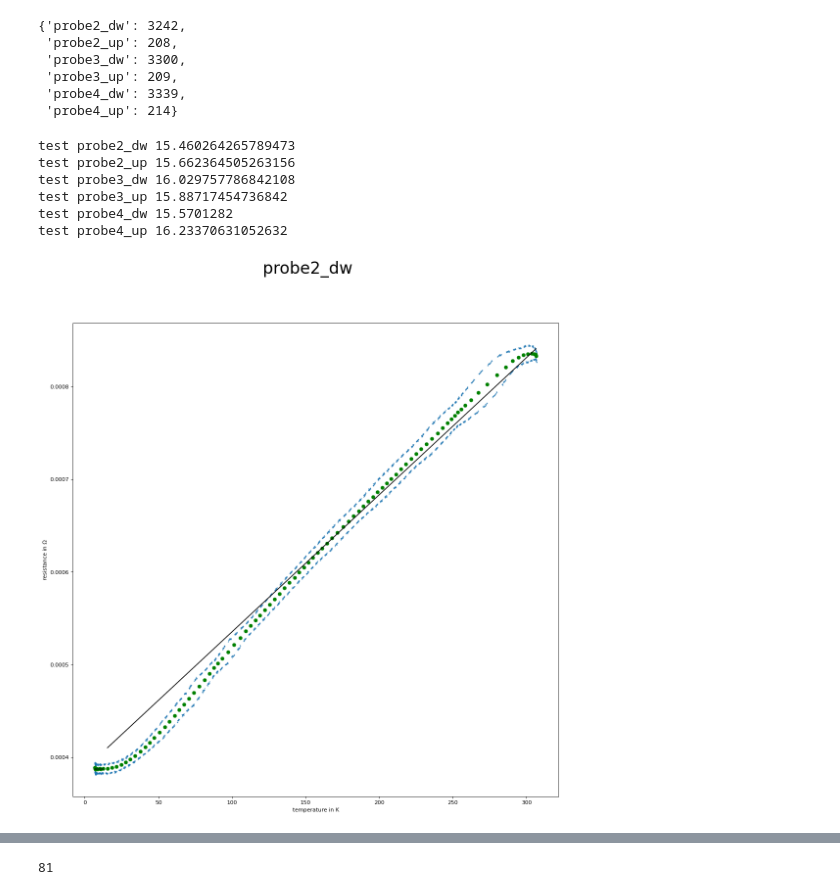
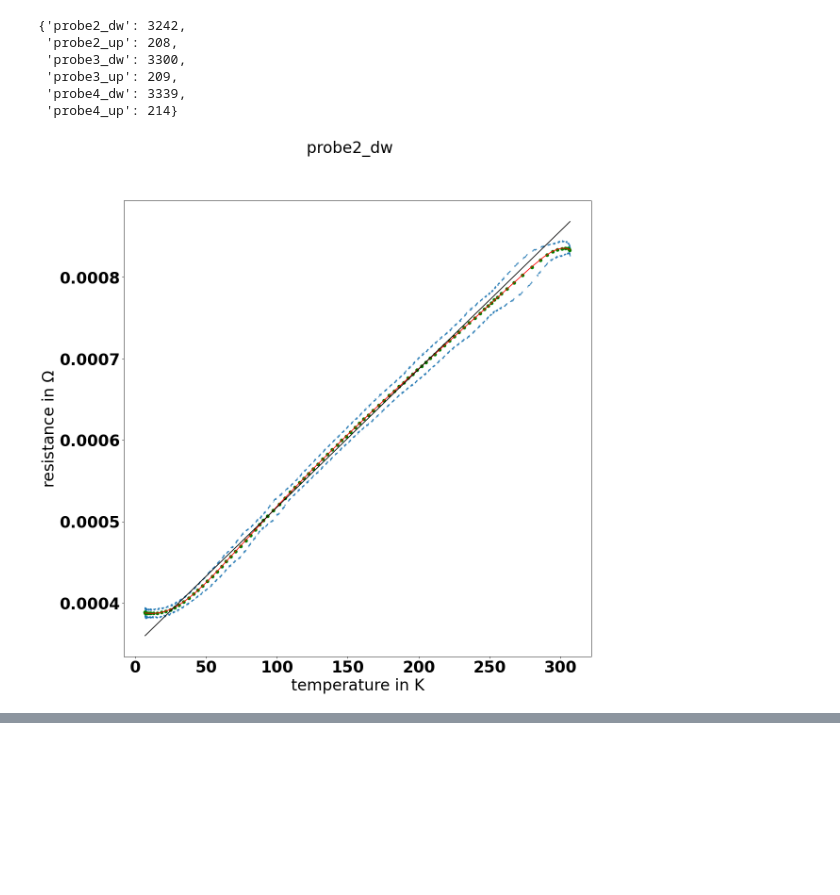
Before and after one commit to PI0nk/Praktikum-test, a Jupyter notebook: B 2.2/Messdaten/Auswertungsskripte/Widerstand.ipynb, the cells around one changed output, grey strips where cells are left out. Drawn from its saved outputs; the diff is of its cells as text; code cells hidden in the pictures; blank space fills up the shorter version.

```diff
--- a/B 2.2/Messdaten/Auswertungsskripte/Widerstand.ipynb
+++ b/B 2.2/Messdaten/Auswertungsskripte/Widerstand.ipynb
@@ -8,6 +8,11 @@ import os
 
 plt.style.use('fast')
 #plt.rc('text', usetex=True)
+font = {'family' : 'normal',
+        'weight' : 'bold',
+        'size'   : 30}
+
+plt.rc('font', **font)
 # %%
 filepaths = ['..\Widerstand']
 measurements = {}
@@ -132,47 +137,46 @@ for name in measurements:
     #ax = fig.add_subplot(321)
     #ax.scatter(time,temperature,marker=".",s=1)
     #ax.set(xlabel="time in s",ylabel="temperature in K")
 
     #ax = fig.add_subplot(322)
     #ax.scatter(time,current,marker=".",s=1)
     #ax.set(xlabel="time in s",ylabel="current in A")
 
     #ax = fig.add_subplot(323)
     #ax.scatter(time,voltage,marker=".",s=1)
     #ax.set(xlabel="time in s",ylabel="voltage in V")
 
     #ax = fig.add_subplot(324)
     #ax.scatter(time,resistance,marker=".",s=1)
     #ax.set(xlabel="time in s",ylabel=r"resistance in $\Omega$")
 
     ax = fig.add_subplot(111)
     ax.scatter(temperature,resistance,marker=".",s=1)
     ax.set(xlabel="temperature in K",ylabel=r"resistance in $\Omega$")
 
 
     r,t = res_elements(resistance,temperature,name)
     index_l = 0
     index_h = 0
-    for i in range(len(t)):
-        if abs(t[i] - 15) < 1.5:
-            print("test",name,t[i])
-            index = i
+    for i in range(len(temperature)):
+        if abs(temperature[i] - 50) < 1.5:
+            #print("test",name,t[i])
+            index_l = i
+    for i in range(len(temperature)):
+        if abs(temperature[i] - 250) < 4.5:
+            #print("test",name,t[i])
+            index_h = i
 
-    #ax.plot(temperature,[f(x,*popt) for x in temperature],color="red",label="fit")
-    def f3(x,b):
-        return min(r) + x*b
+    ax.plot(temperature,[f(x,*popt) for x in temperature],color="red",label="fit")
+    def f3(x,a,b):
+        return a + x*b
 
-    popt, pcov = opt.curve_fit(f3,t[index:],r[index:])
-    ax.plot(t[index:],[f3(x,*popt) for x in t[index:]],color="black",label="fit")
-    ax.plot(t[:index],[f2(x,min(r)) for x in t[:index]],color="black",label="fit")
+    popt, pcov = opt.curve_fit(f3,temperature[index_l:index_h],resistance[index_l:index_h])
+    ax.plot(temperature,[f3(x,*popt) for x in temperature],color="black",label="fit")
+    #ax.plot(t[:index],[f2(x,min(r)) for x in t[:index]],color="black",label="fit")
     ax.scatter(t,r,color="green",label="avg")
 
+    plt.savefig(name)
     #break
 # %% [output]
-test probe2_dw 15.460264265789473
-test probe2_up 15.662364505263156
-test probe3_dw 16.029757786842108
-test probe3_up 15.88717454736842
-test probe4_dw 15.5701282
-test probe4_up 16.23370631052632
-[figure, old version]
+[figure, new version]
@@ -184,4 +187,0 @@ test probe4_up 16.23370631052632
-# %%
-len(t)
-# %% [output]
-81
```
Also changed, not shown: parts of 1 cell of this notebook, 7 other files.
